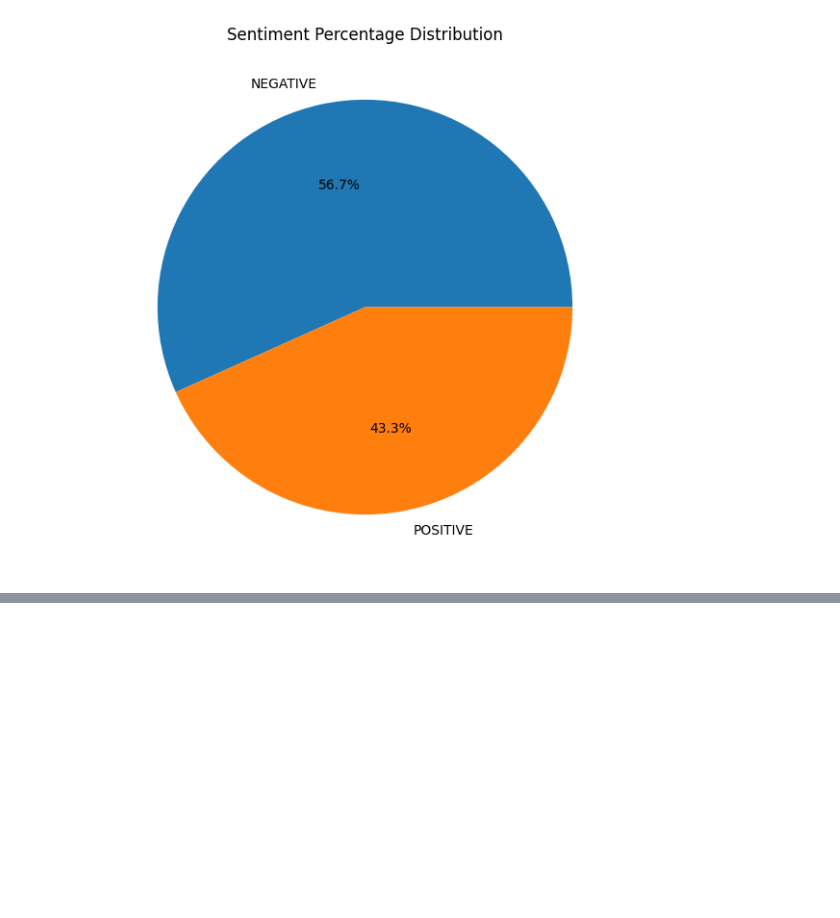
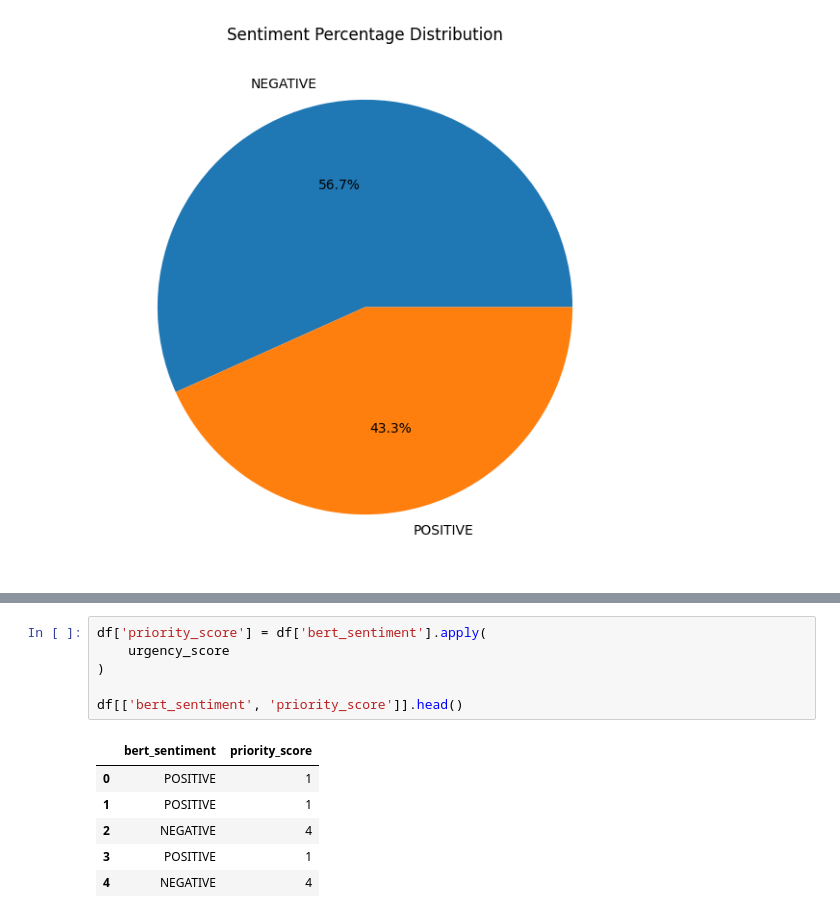
Before and after one commit to liyajasminn/AI-Citizen-Grievance-System, a Jupyter notebook: week3.ipynb, the cells around one changed output, grey strips where cells are left out. Drawn from its saved outputs; the diff is of its cells as text; blank space fills up the shorter version.

```diff
--- a/week3.ipynb
+++ b/week3.ipynb
@@ -281,0 +293,13 @@ plt.show()
+# %%
+df['priority_score'] = df['bert_sentiment'].apply(
+    urgency_score
+)
+
+df[['bert_sentiment', 'priority_score']].head()
+# %% [output]
+|  | bert_sentiment | priority_score |
+| 0 | POSITIVE | 1 |
+| 1 | POSITIVE | 1 |
+| 2 | NEGATIVE | 4 |
+| 3 | POSITIVE | 1 |
+| 4 | NEGATIVE | 4 |
```
Also changed, not shown: parts of 2 cells of this notebook.
